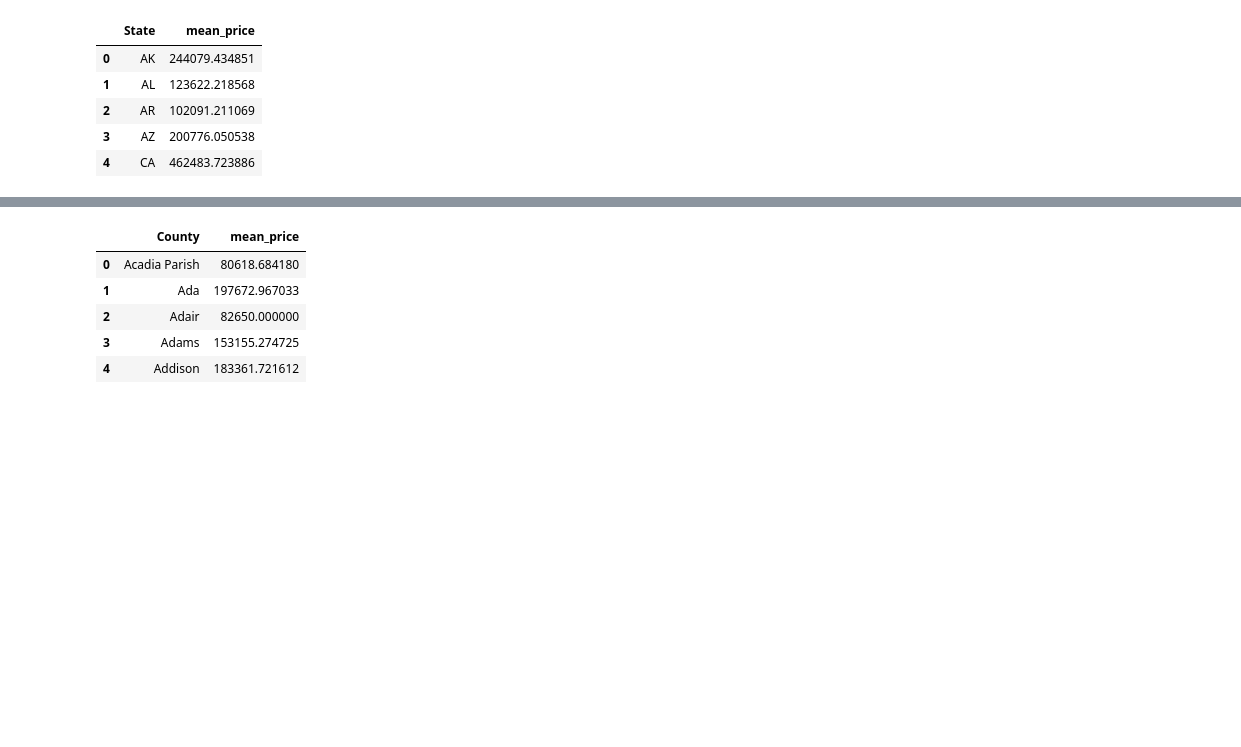
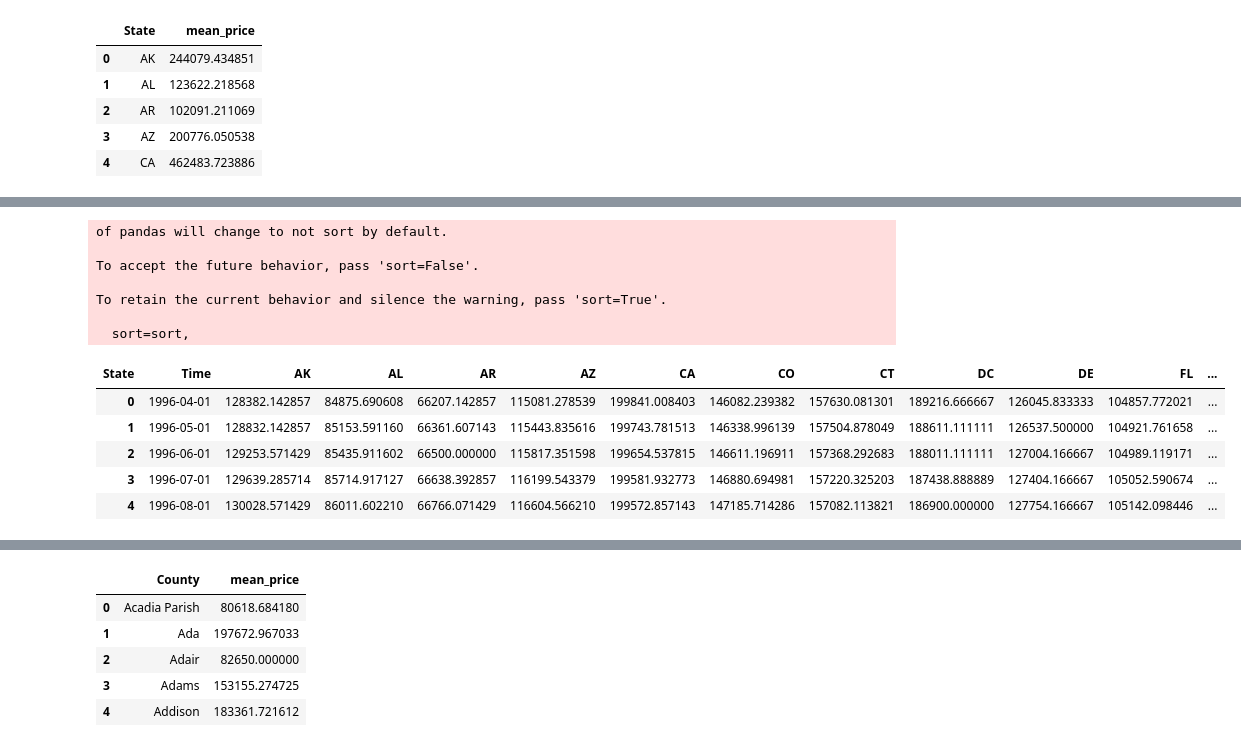
Before and after one commit to psylanrex/notebooks, a Jupyter notebook: re_main.ipynb, the cells around one changed output, grey strips where cells are left out. Cells and saved outputs as stored; diff of their text form; code cells hidden in the pictures; blank space fills up the shorter version.

```diff
--- a/re_main.ipynb
+++ b/re_main.ipynb
@@ -131,0 +165,24 @@ house_price_by_state.head()
+# %%
+us_row_avg_price_by_time = pd.DataFrame(house_price_by_state.mean()).transpose()
+us_row_avg_price_by_time['State'] = 'US'
+house_price_by_state = house_price_by_state.append(us_row_avg_price_by_time)
+house_price_by_state.set_index('State', inplace=True)
+house_price_by_state = house_price_by_state.transpose()
+house_price_by_state.reset_index(inplace=True)
+house_price_by_state.rename(columns={'index': 'Time'}, inplace=True)
+house_price_by_state['Time'] = pd.to_datetime(house_price_by_state['Time'])
+house_price_by_state.head()
+# %% [output]
+of pandas will change to not sort by default.
+
+To accept the future behavior, pass 'sort=False'.
+
+To retain the current behavior and silence the warning, pass 'sort=True'.
+
+  sort=sort,
+| State | Time | AK | AL | AR | AZ | CA | CO | CT | DC | DE | FL | ... |
+| 0 | 1996-04-01 | 128382.142857 | 84875.690608 | 66207.142857 | 115081.278539 | 199841.008403 | 146082.239382 | 157630.081301 | 189216.666667 | 126045.833333 | 104857.772021 | ... |
+| 1 | 1996-05-01 | 128832.142857 | 85153.591160 | 66361.607143 | 115443.835616 | 199743.781513 | 146338.996139 | 157504.878049 | 188611.111111 | 126537.500000 | 104921.761658 | ... |
+| 2 | 1996-06-01 | 129253.571429 | 85435.911602 | 66500.000000 | 115817.351598 | 199654.537815 | 146611.196911 | 157368.292683 | 188011.111111 | 127004.166667 | 104989.119171 | ... |
+| 3 | 1996-07-01 | 129639.285714 | 85714.917127 | 66638.392857 | 116199.543379 | 199581.932773 | 146880.694981 | 157220.325203 | 187438.888889 | 127404.166667 | 105052.590674 | ... |
+| 4 | 1996-08-01 | 130028.571429 | 86011.602210 | 66766.071429 | 116604.566210 | 199572.857143 | 147185.714286 | 157082.113821 | 186900.000000 | 127754.166667 | 105142.098446 | ... |
```
Also changed, not shown: parts of 14 cells of this notebook.
